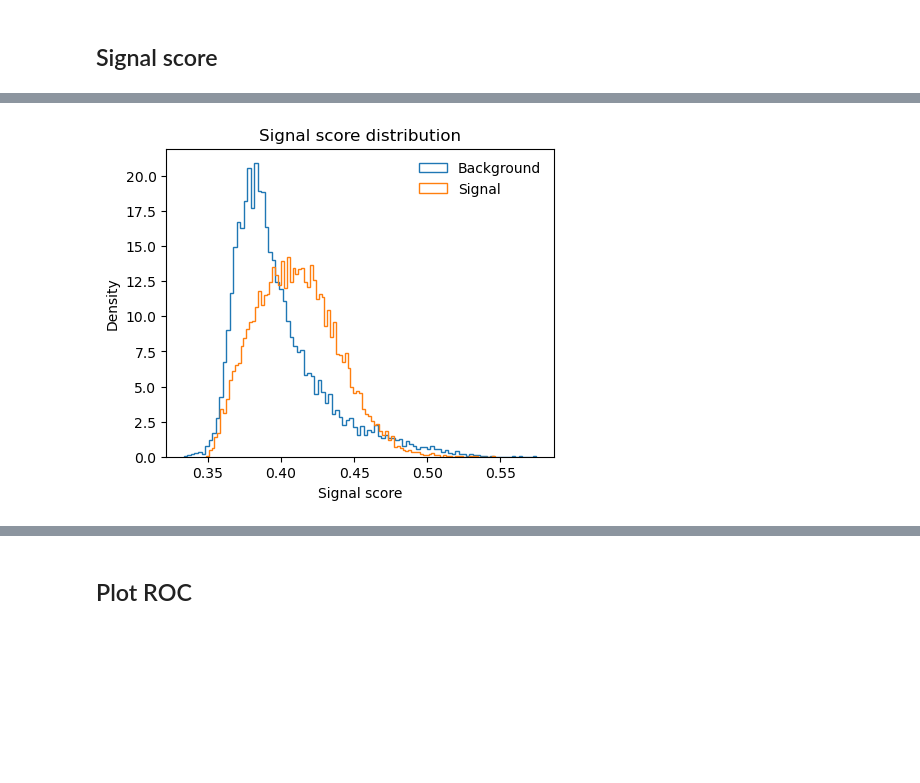
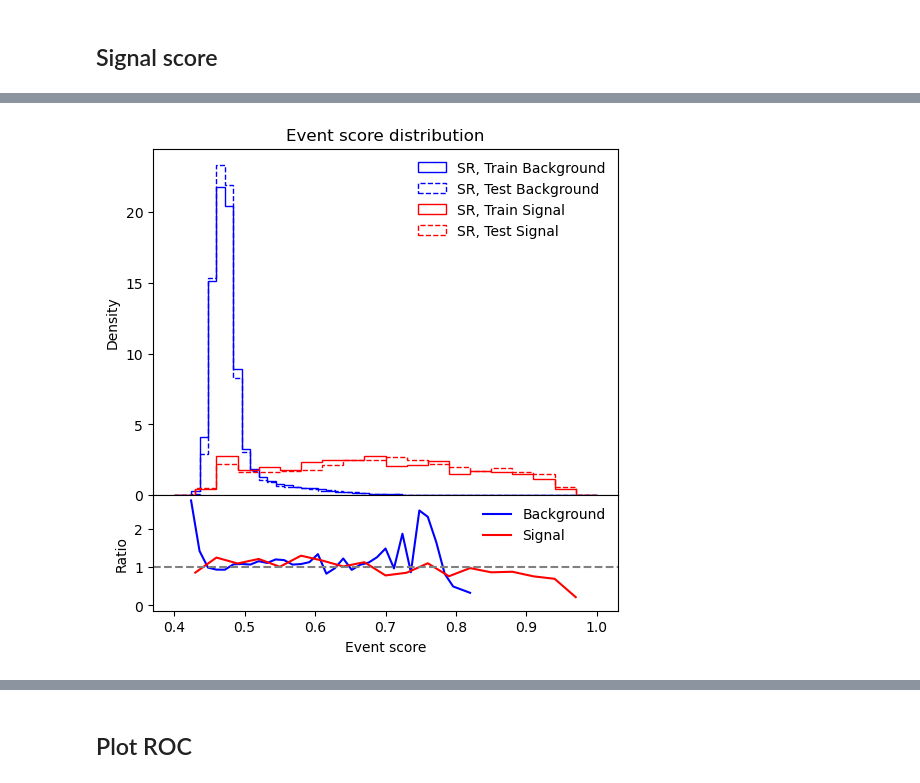
Before and after one commit to r10222035/data_augmentation, a Jupyter notebook: CNN/CNN.ipynb, the cells around one changed output, grey strips where cells are left out. Drawn from its saved outputs; the diff is of its cells as text; code cells hidden in the pictures; blank space fills up the shorter version.

Commit message:
Code: Plot event score distributions of training and testing datasets

```diff
--- a/CNN/CNN.ipynb
+++ b/CNN/CNN.ipynb
@@ -128,8 +128,10 @@ def get_sample_size(y):
         nb = (y.argmax(axis=1) == 0).sum()
     print(ns, nb)
     return ns, nb
+# %%
+config_file = 'config_files/pt_jet_aug_3_config_08.json'
 # %%
-with open('config_files/jet_aug_5_config_08.json') as f:
+with open(config_file) as f:
     config = json.load(f)
 
 train_npy_paths = config['train_npy_paths']
@@ -452,0 +580,4 @@ Testing Loss = 0.714, Testing Accuracy = 0.498
+# %%
+nbins_B = 50
+nbins_S = 20
+hist_range = (0.4, 1.0)
@@ -453,21 +631,46 @@ Testing Loss = 0.714, Testing Accuracy = 0.498
 # %%
-sample_dir = f'../Sample/HVmodel/data/new/mix_sample_testing.npy'
-X_test, y_test = load_samples(sample_dir)
+X_test, y_test = load_samples(true_label_path)
 # %%
-save_model_name = f'./CNN_models/CNN_best_model_CWoLa_hunting_SB_3.0_2_image/'
+save_model_name = f'./CNN_models/last_model_CNN/'
 loaded_model = tf.keras.models.load_model(save_model_name)
 
-fig, ax = plt.subplots(1,1, figsize=(5,4))
+fig, ax = plt.subplots(2, 1, figsize=(6, 6), sharex=True, gridspec_kw={'height_ratios': [3, 1], 'hspace': 0})
 
-ax.hist(loaded_model.predict(X_test[y_test==0]), bins=100, histtype='step', label='Background', density=True)
-ax.hist(loaded_model.predict(X_test[y_test==1]), bins=100, histtype='step', label='Signal', density=True)
+# 在圖上畫出 SR, SB 的分布與比例
+test_B_score = loaded_model.predict(X_test[y_test==0])
+test_S_score = loaded_model.predict(X_test[y_test==1])
+train_B_score = loaded_model.predict(X_train_SR[y_train_SR==0])
 
-ax.set_title('Signal score distribution')
-ax.set_xlabel('Signal score')
-ax.set_ylabel('Density')
-ax.legend(frameon=False,)
+train_B_density, edges_B, _ = ax[0].hist(train_B_score, bins=nbins_B, range=hist_range, histtype='step', linestyle='-', color='b', label='SR, Train Background', density=True)
+test_B_density, edges_B, _ = ax[0].hist(test_B_score, bins=nbins_B, range=hist_range, histtype='step', linestyle='--', color='b', label='SR, Test Background', density=True)
+ratio_B = np.divide(train_B_density, test_B_density)
+ax[1].plot(edges_B[:-1], ratio_B, color='b', label='Background')
 
-plt.savefig('../figures/HVmodel_signal_score_origin_SB_3_res_75.pdf', dpi=300, facecolor='White', bbox_inches='tight')
+test_S_density, edges_S, _  = ax[0].hist(test_S_score, bins=nbins_S, range=hist_range, histtype='step', linestyle='--', color='r', label='SR, Test Signal', density=True)
+
+if sensitivity != 0:
+    train_S_score = loaded_model.predict(X_train_SR[y_train_SR==1])
+    train_S_density, edges_S, _  = ax[0].hist(train_S_score, bins=nbins_S, range=hist_range, histtype='step', linestyle='-', color='r', label='SR, Train Signal', density=True)
+    ratio_S = np.divide(train_S_density, test_S_density)
+    ax[1].plot(edges_S[:-1], ratio_S, color='r', label='Signal')
+else:
+    ax[0].hist([0], weights=np.zeros_like([0]), bins=nbins_S, range=hist_range, histtype='step', linestyle='-', color='r', label='SR, Train Signal', density=True)
+
+
+ax[0].set_title('Event score distribution')
+ax[0].set_ylabel('Density')
+# change legned order
+handles, labels = ax[0].get_legend_handles_labels()
+order = [0, 1, 3, 2]
+ax[0].legend([handles[idx] for idx in order], [labels[idx] for idx in order], frameon=False,)
+
+ax[1].axhline(y=1, color='grey', linestyle='--')
+ax[1].set_xlabel('Event score')
+ax[1].set_ylabel('Ratio')
+
+ax[1].legend(frameon=False,)
+
+plt.savefig(f'../figures/HVmodel_event_score_pt_jet_aug_3_train_test_SR_SB_{sensitivity}_res_25.pdf', dpi=300, facecolor='White', bbox_inches='tight')
 plt.show()
 # %% [output]
 313/313 [==============================] - 2s 5ms/step
@@ -475 +680 @@ plt.show()
-[figure, old version]
+[figure, new version]
```
Also changed, not shown: parts of 16 cells of this notebook, 18 other files.
